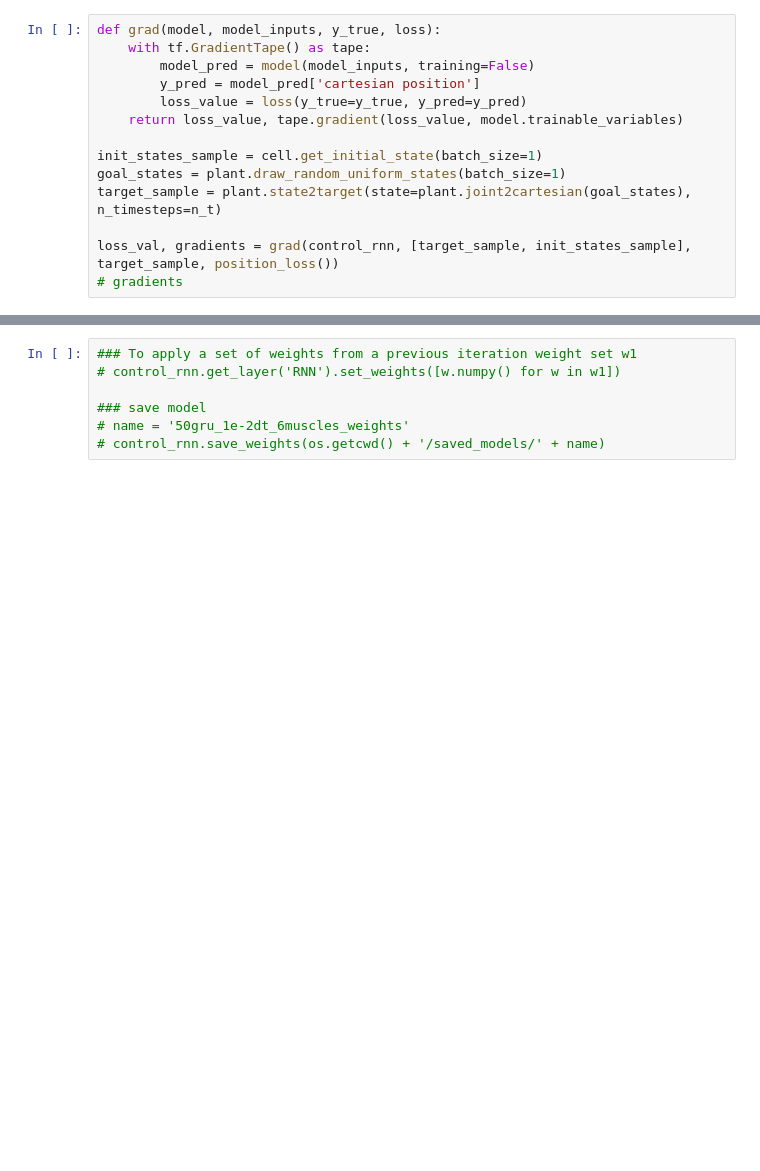
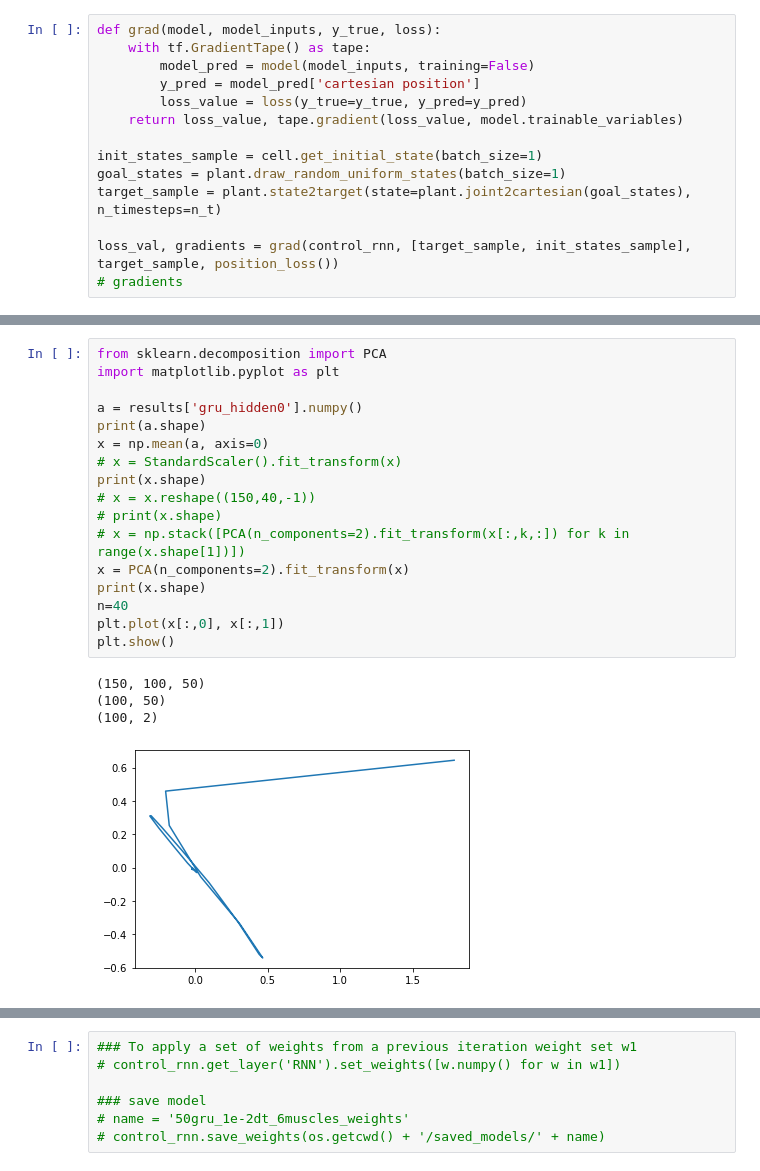
Before and after one commit to OlivierCodol/MotorNet, a Jupyter notebook: notebooks/oliviers_playground/point-mass.ipynb, the cells around one changed output, grey strips where cells are left out. Saved outputs shown, nothing was run; the diff lists cells and outputs as text; blank space fills up the shorter version.

```diff
--- a/notebooks/oliviers_playground/point-mass.ipynb
+++ b/notebooks/oliviers_playground/point-mass.ipynb
@@ -282,0 +313,22 @@ if len(batchlog_callback.weights_log) > 0:
+# %%
+from sklearn.decomposition import PCA
+import matplotlib.pyplot as plt
+
+a = results['gru_hidden0'].numpy()
+print(a.shape)
+x = np.mean(a, axis=0)
+# x = StandardScaler().fit_transform(x)
+print(x.shape)
+# x = x.reshape((150,40,-1))
+# print(x.shape)
+# x = np.stack([PCA(n_components=2).fit_transform(x[:,k,:]) for k in range(x.shape[1])])
+x = PCA(n_components=2).fit_transform(x)
+print(x.shape)
+n=40
+plt.plot(x[:,0], x[:,1])
+plt.show()
+# %% [output]
+(150, 100, 50)
+(100, 50)
+(100, 2)
+[figure, added]
```
Also changed, not shown: parts of 10 cells of this notebook, 4 other files.
